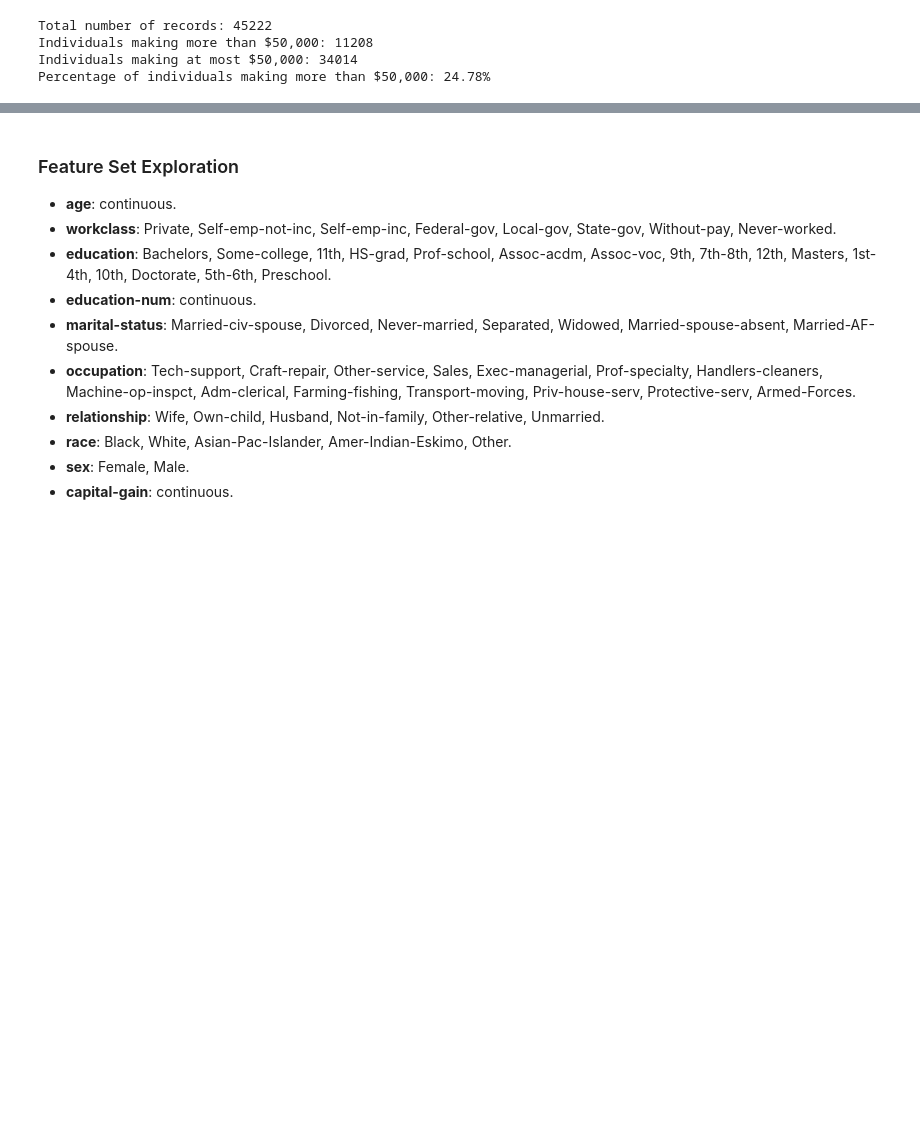
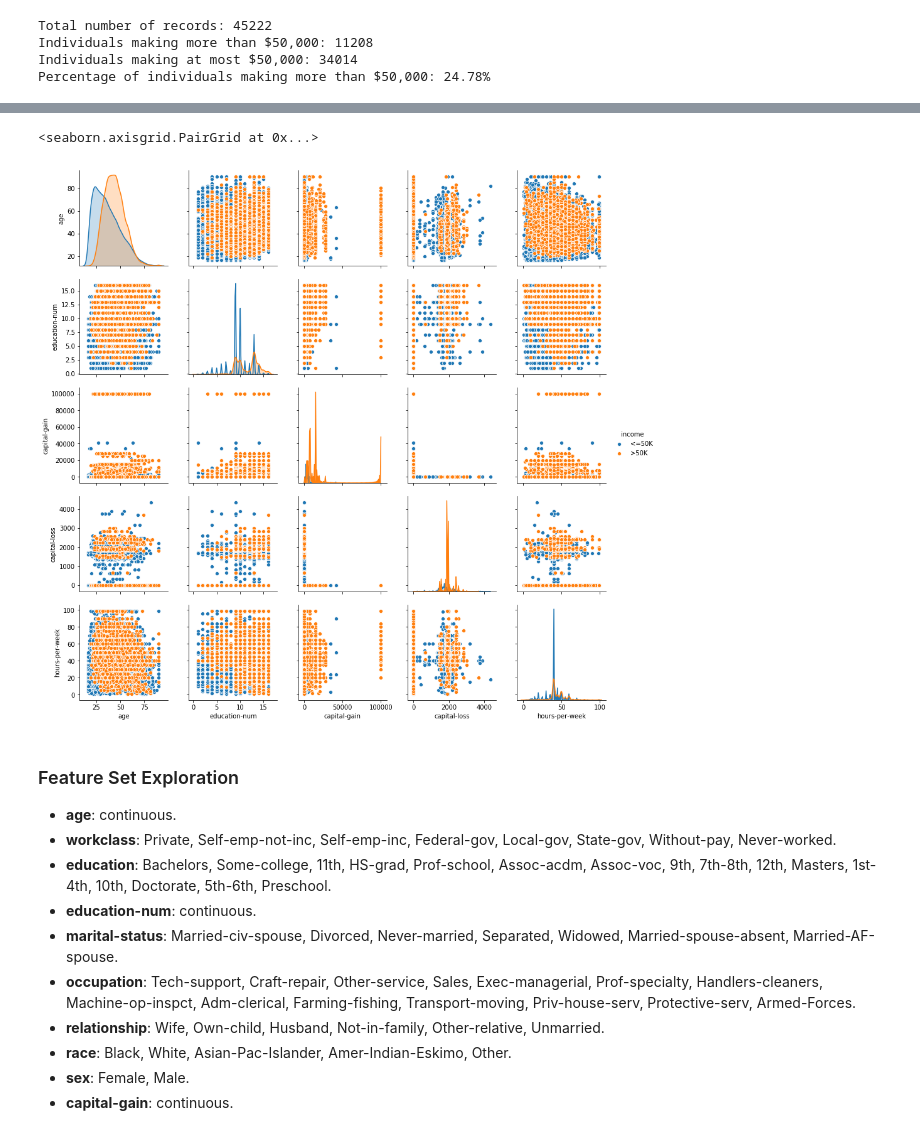
Before and after one commit to leonisawesome/charity_ml, a Jupyter notebook: finding_charity_ml_doners.ipynb, the cells around one changed output, grey strips where cells are left out. Drawn from its saved outputs; the diff is of its cells as text; code cells hidden in the pictures; blank space fills up the shorter version.

```diff
--- a/finding_charity_ml_doners.ipynb
+++ b/finding_charity_ml_doners.ipynb
@@ -55,3 +89,8 @@ Percentage of individuals making more than $50,000: 24.78%
+# %%
+sns.pairplot(df, hue='income')
+# %% [output]
+<seaborn.axisgrid.PairGrid at 0x...>
+[figure, added]
 # %% [markdown]
 ### Feature Set Exploration
 
```
Also changed, not shown: parts of 16 cells of this notebook.
